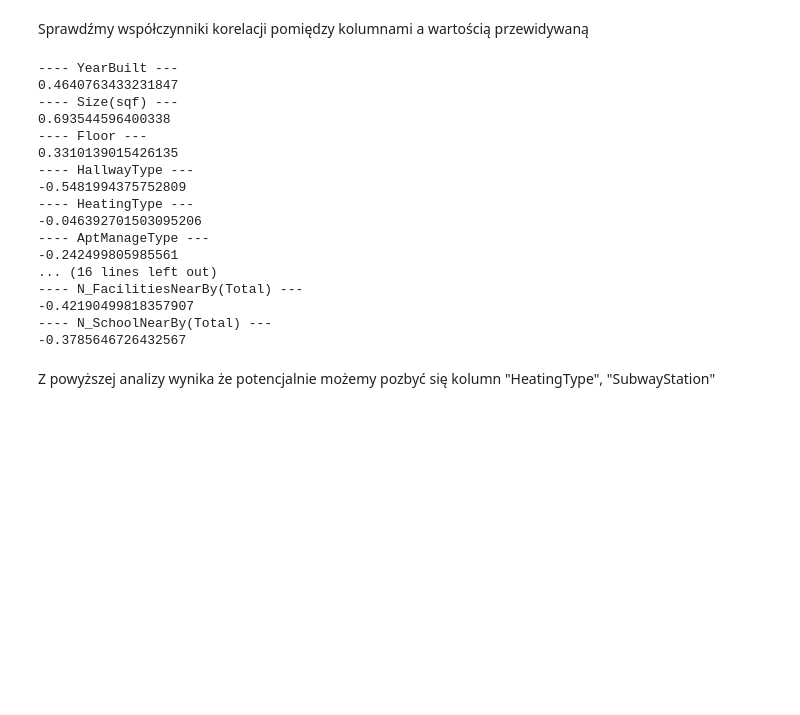
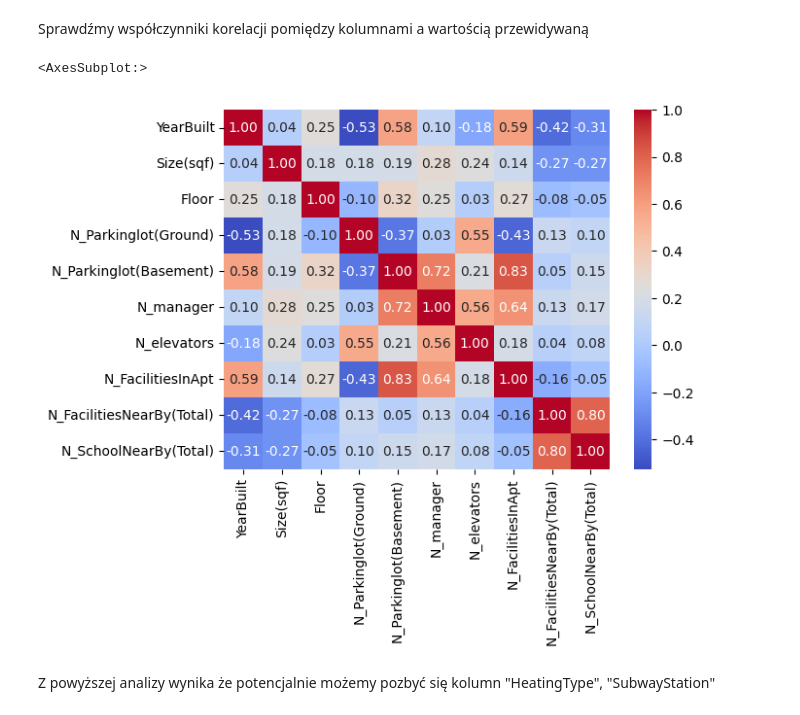
Before and after one commit to janekfilipecki/neural-networks, a Jupyter notebook: main.ipynb, the cells around one changed output. Saved outputs shown, nothing was run; the diff lists cells and outputs as text; code cells hidden in the pictures; blank space fills up the shorter version.

```diff
--- a/main.ipynb
+++ b/main.ipynb
@@ -72,32 +72,13 @@ for c in train_data.columns:
 Name: N_SchoolNearBy(Total), dtype: int64
 # %% [markdown]
 Sprawdźmy współczynniki korelacji pomiędzy kolumnami a wartością przewidywaną
-# %%
-for c in train_data.drop("SalePrice", axis=1).columns:
-    if np.issubdtype(train_data[c].dtypes, np.number):
-        print("---- %s ---" % c)
-        print(train_data["SalePrice"].corr(train_data[c]))
-    else:
-        print("---- %s ---" % c)
-        print(train_data["SalePrice"].corr(train_data.apply(lambda x: pd.factorize(x)[0])[c]))
-# %% [output]
----- YearBuilt ---
-0.4640763433231847
----- Size(sqf) ---
-0.693544596400338
----- Floor ---
-0.3310139015426135
----- HallwayType ---
--0.5481994375752809
----- HeatingType ---
--0.046392701503095206
----- AptManageType ---
--0.242499805985561
-... (16 lines left out)
----- N_FacilitiesNearBy(Total) ---
--0.42190499818357907
----- N_SchoolNearBy(Total) ---
--0.3785646726432567
+# %%
+features = train_data.drop("SalePrice", axis=1)
+features.corr()
+sns.heatmap(features.corr(), annot=True, fmt=".2f", cmap="coolwarm")
+# %% [output]
+<AxesSubplot:>
+[figure, added]
 # %% [markdown]
 Z powyższej analizy wynika że potencjalnie możemy pozbyć się kolumn "HeatingType", "SubwayStation"
 # %%
```
Also changed, not shown: parts of 1 cell of this notebook.
